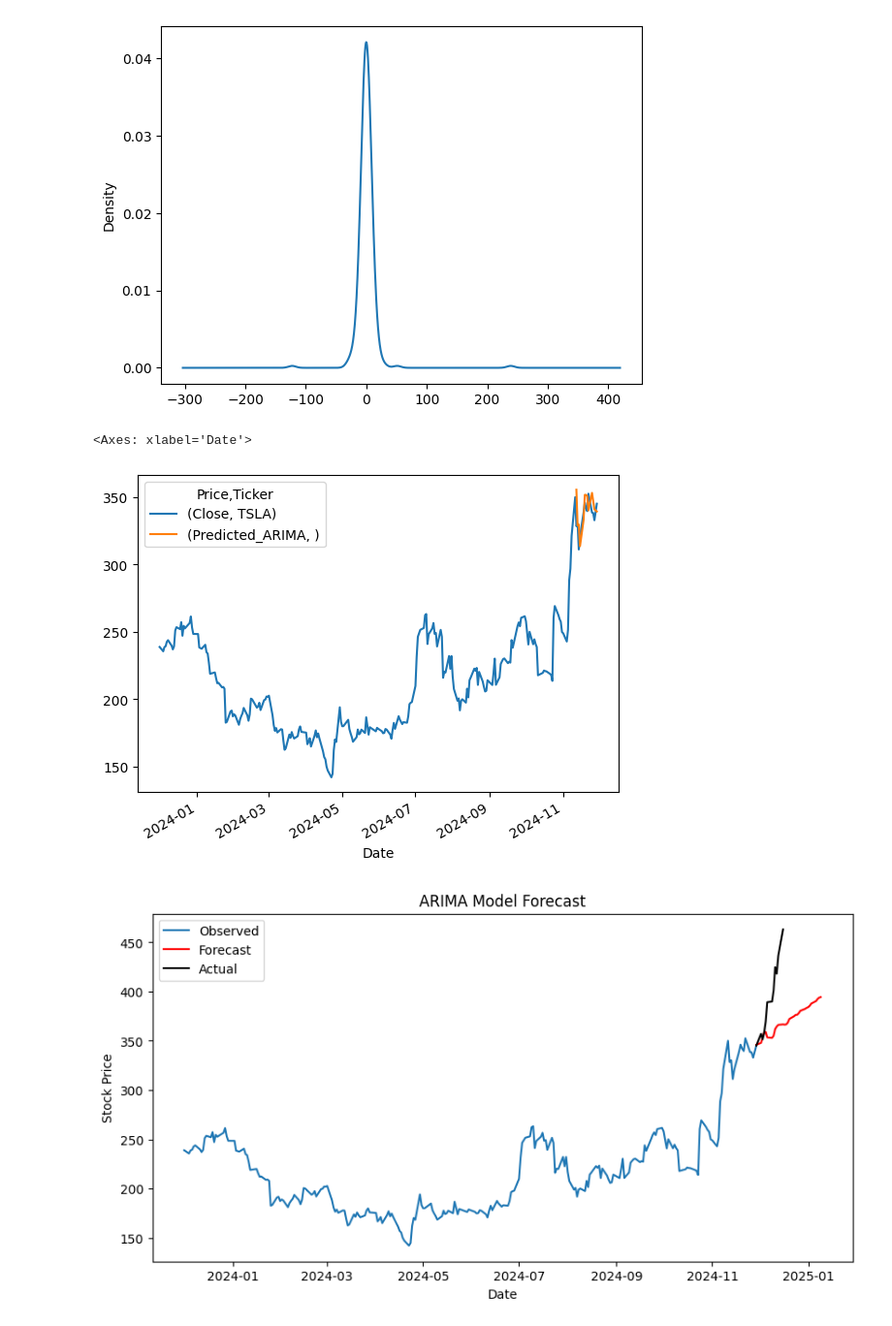
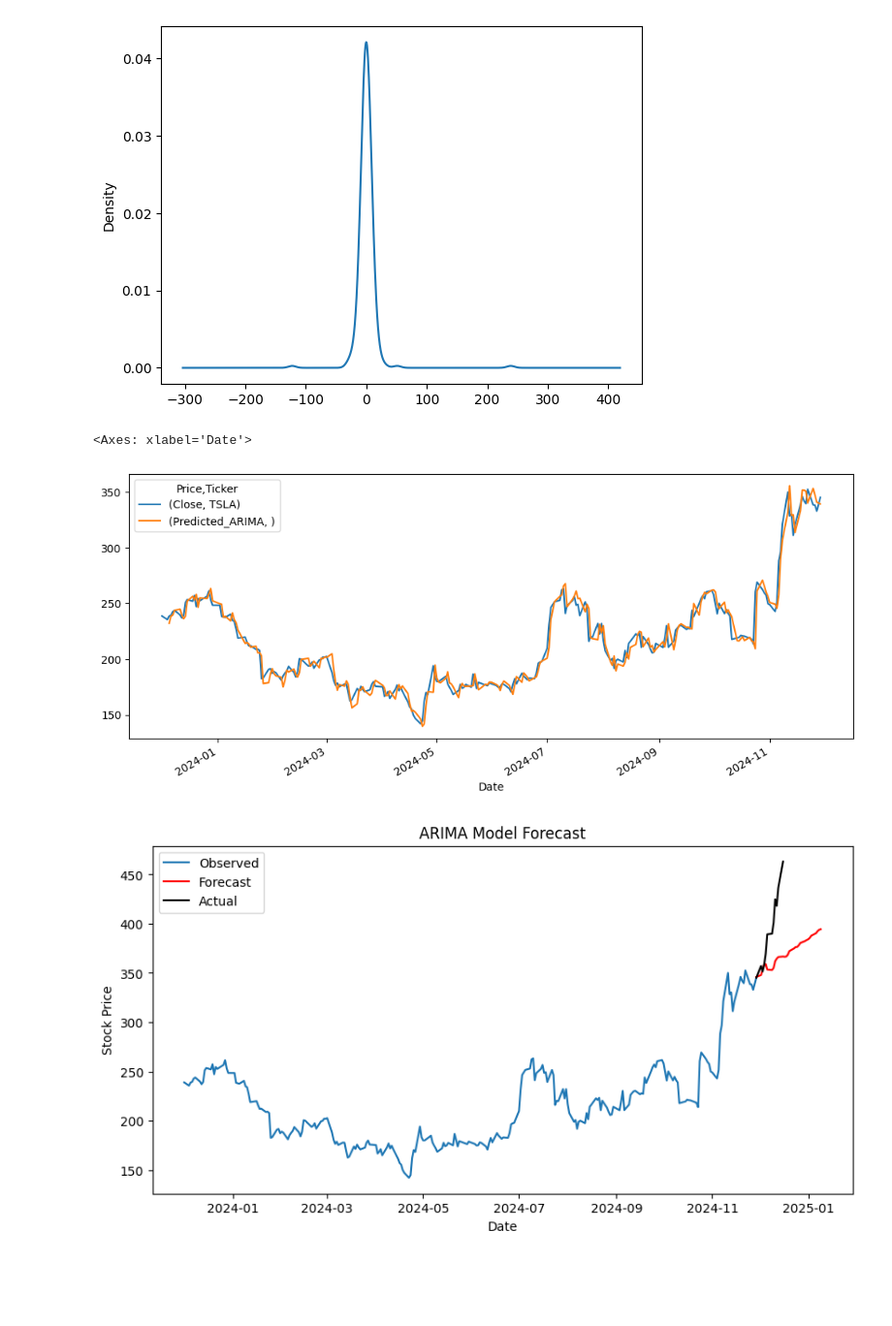
Before and after one commit to Prerana-walvekar/Python, a Jupyter notebook: TSLA ARIMA.ipynb, the cells around one changed output. Shown at 97% size. Saved outputs shown, nothing was run; the diff lists cells and outputs as text; code cells hidden in the pictures; blank space fills up the shorter version.

```diff
--- a/TSLA ARIMA.ipynb
+++ b/TSLA ARIMA.ipynb
@@ -303,7 +303,7 @@ df1
 | 2024-12-13 | 436.230011 | 436.230011 | 436.299988 | 415.709991 | 420.000000 | 89000200 |
 | 2024-12-16 | 463.019989 | 463.019989 | 463.190002 | 436.149994 | 441.089996 | 112527000 |
 # %%
-pred_arima=model_ARIMA_fit.predict(start=datetime(2024,11,12),end=datetime(2024,11,29))
+pred_arima=model_ARIMA_fit.predict(start=datetime(2023,12,5),end=datetime(2024,11,29))
 residuals=df['Close']-pred_arima
 # %%
 model_ARIMA_fit.resid.plot()
@@ -318,10 +318,10 @@ model_ARIMA_fit.resid.plot(kind='kde')
 # %%
 df['Predicted_ARIMA']=pred_arima
 # %%
-df[['Close','Predicted_ARIMA']].plot()
+df[['Close','Predicted_ARIMA']].plot(figsize=(12,5))
 # %% [output]
 <Axes: xlabel='Date'>
-[figure, old version]
+[figure, new version]
 # %%
 forecast_steps = 30
 forecast = model_ARIMA_fit.forecast(steps=forecast_steps)
```
Also changed, not shown: parts of 2 cells of this notebook, 3 other files.
